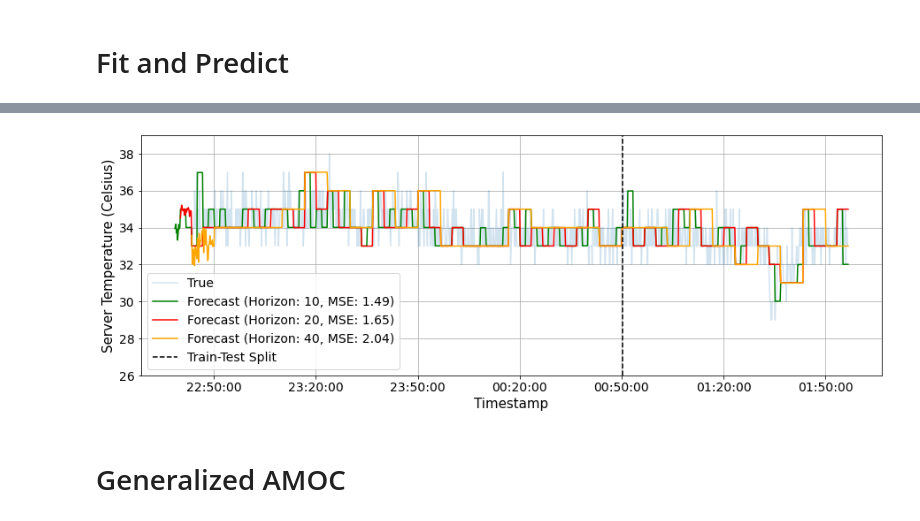
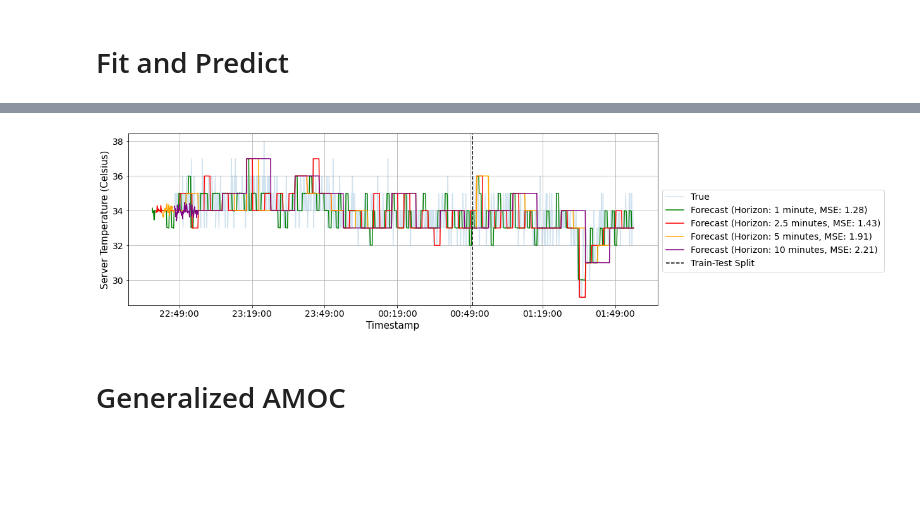
Before and after one commit to autonlab/server-log-api, a Jupyter notebook: g-amoc_explorer.ipynb, the cells around one changed output, grey strips where cells are left out. Drawn from its saved outputs; the diff is of its cells as text; code cells hidden in the pictures; blank space fills up the shorter version.

```diff
--- a/g-amoc_explorer.ipynb
+++ b/g-amoc_explorer.ipynb
@@ -81,7 +81,7 @@ data_df_1
 # Fit and Predict
 # %%
 forecasts_per_horizon_per_ts = []
-horizon_list = [10,20,40]
+horizon_list = [6, 15, 30, 60]
 for ts_df in ts_df_list:
     forecasts_per_horizon = {}
     for horizon in horizon_list:
@@ -103,6 +103,7 @@ for ts_df in ts_df_list:
         Y_hat_insample['cutoff'] = Y_hat_insample['cutoff'].map(synthetic_to_real_date_map)
         Y_hat_insample.index = Y_hat_insample['ds']
 
+
         forecasts_per_horizon[horizon] = Y_hat_insample
     forecasts_per_horizon_per_ts.append(forecasts_per_horizon)
 # %% [output]
@@ -145,30 +148,30 @@ for ts_idx in range(len(ts_df_list)):
 # %%
 base_color = 'blue'
-colors_per_horizon = {10: 'green', 20: 'red', 40: 'orange'}
+colors_per_horizon = {6: 'green', 15: 'red', 30: 'orange', 60: 'purple'}
+labels_per_horizon = {6: '1 minute', 15: '2.5 minutes', 30: '5 minutes', 60: '10 minutes'}
 plt.figure(figsize=(15, 5))
 plt.plot(forecast['ds'], forecast['y'], alpha=0.2,label='True')
 for ts_idx in range(len(ts_df_list)):
     for horizon in horizon_list:
         forecast = copy.copy(forecasts_per_horizon_per_ts[ts_idx][horizon])
         mse = mean_squared_error(forecast["y"].iloc[-val_size:], forecast["NHITS"].iloc[-val_size:])
-        plt.plot(forecast['ds'], forecast['NHITS'], label=f'Forecast (Horizon: {horizon}, MSE: {mse:.2f})', color = colors_per_horizon[horizon])
+        plt.plot(forecast['ds'], forecast['NHITS'], label=f'Forecast (Horizon: {labels_per_horizon[horizon]}, MSE: {mse:.2f})', color = colors_per_horizon[horizon])
 
 plt.axvline(forecast['ds'].iloc[-val_size], color='black', linestyle='--', label='Train-Test Split')
 
 date_fmt = mdates.DateFormatter('%H:%M:%S')
 plt.gca().xaxis.set_major_locator(mdates.MinuteLocator(interval=30))
 plt.gca().xaxis.set_major_formatter(date_fmt)
-plt.ylim(26,39)
 plt.xticks(fontsize=14)
 plt.yticks(fontsize=14)
 plt.xlabel('Timestamp', fontsize=15)
 plt.ylabel(f'{feature_label} (Celsius)', fontsize=15)
 plt.grid()
-plt.legend(fontsize=14, loc='best')
+plt.legend(bbox_to_anchor=(1.00, 0.7), loc='upper left', fontsize=14)
 save_path = local_config.figures_dir + f'/server_temp_forecasts_for_different_horizons.png'
 plt.savefig(save_path, bbox_inches='tight')
 # %% [output]
-[figure, old version]
+[figure, new version]
 # %% [markdown]
 # Generalized AMOC
 # %% [markdown]
```
Also changed, not shown: parts of 16 cells of this notebook.
